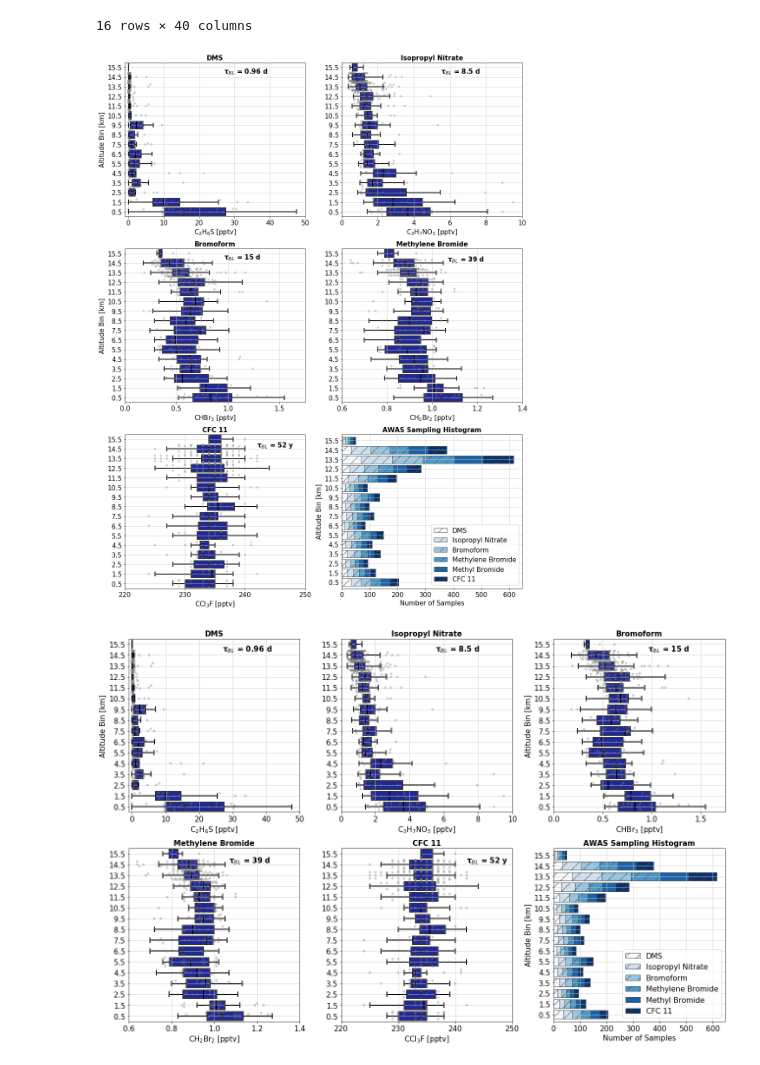
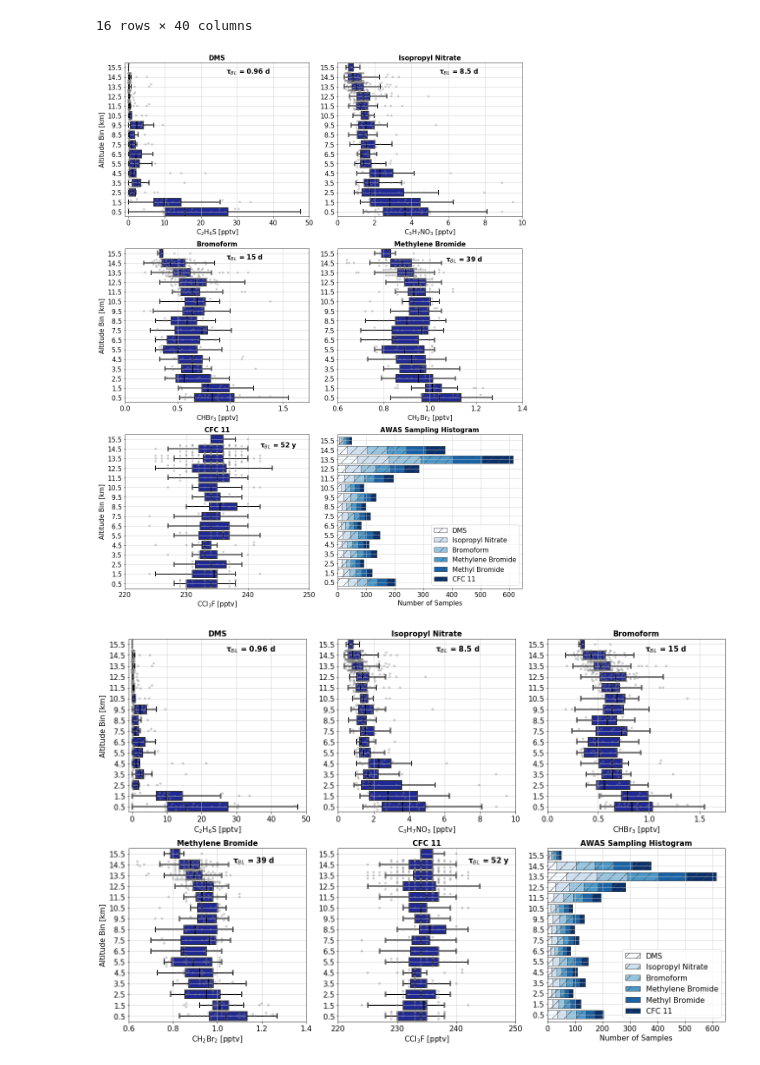
Before and after one commit to schelpon/TTS_2020_HD, a Jupyter notebook: vertical_profiles/AWAS_vertical_profiles_v3.ipynb, the cells around one changed output. Cells and saved outputs as stored; diff of their text form; code cells hidden in the pictures.

Commit message:
edit regional plot

```diff
--- a/vertical_profiles/AWAS_vertical_profiles_v3.ipynb
+++ b/vertical_profiles/AWAS_vertical_profiles_v3.ipynb
@@ -249,39 +249,41 @@ plt.setp(axs[2, 0].lines, color = 'k')
 
 # lifetime
 tau = (awas_trc.CCl3F_CFC_11.BL_lifetime)/365
 tau2 = int(round(tau))
 tau_str = '\N{GREEK SMALL LETTER TAU}'+ '$_B$$_L$' + ' = ' + str(tau2) + ' y'
 
 # axes, labels, ticks, ....
 axs[2, 0].set_title('CFC 11', fontsize = 15, weight = 'bold')
 axs[2, 0].set_ylabel('')
 
 axs[2, 0].set_xlim([220, 240])
 axs[2, 0].set_xticks(np.arange(220, 260, step = 10))
 axs[2, 0].set_xlabel(r'CCl$_3$F [pptv]', fontsize=15)
 
 axs[2, 0].tick_params(axis='both', which='major', labelsize=15)
 axs[2, 0].grid(which='major', linestyle='-', color = '0.8')
+axs[2, 0].set_ylabel('Altitude Bin [km]', fontsize = 15)
 
 axs[2, 0].annotate(tau_str, (242, 14.5), xytext=(242, 0.83), fontsize = 15, weight='bold')
 
 #### SAMPLING ------------------------------------------------------------------
 # target axis
-axs[2,1].set_title('AWAS Sampling Histogram', fontsize = 15, weight = 'bold')
+axs[2, 1].set_title('AWAS Sampling Histogram', fontsize = 15, weight = 'bold')
 awas_df_count_forplot.plot(kind='barh', stacked=True, colormap='Blues',
                            hatch='/', width = 0.8, ax = axs[2,1], fontsize = 15, edgecolor='0.3')
-axs[2,1].set_ylabel('Altitude Bin [km]', fontsize = 15)
-axs[2,1].set_xlabel('Number of Samples', fontsize = 15)
-axs[2,1].grid(which='major', linestyle='-', color = '0.8')
-axs[2,1].legend(fontsize = 15)
+axs[2, 1].set_xlabel('Number of Samples', fontsize = 15)
+axs[2, 1].grid(which='major', linestyle='-', color = '0.8')
+axs[2, 1].legend(fontsize = 15)
+axs[2, 1].set_ylabel('')
 
 # squeeeeeeeze
 fig.tight_layout()
 
 ##### ----------------------------- save
 fig.savefig('awas_vertical_profiles_v3a.pdf')
+fig.savefig('awas_vertical_profiles_v3a.png')
 # %% [output]
-[figure, old version]
+[figure, new version]
 # %%
 ##### ----------------------------- make my axes to fill
 # https://matplotlib.org/gallery/subplots_axes_and_figures/gridspec_and_subplots.html
@@ -363,11 +365,11 @@ tau_str = '\N{GREEK SMALL LETTER TAU}'+ '$_B$$_L$' + ' = ' + str(tau2) + ' d'
 
 # axes, labels, ticks, ....
 axs[0, 2].set_title('Bromoform', fontsize = 15, weight = 'bold')
-axs[0, 2].set_ylabel('Altitude Bin [km]', fontsize = 15)
 
 axs[0, 2].set_xlim([0, 1.75])
 axs[0, 2].set_xticks(np.arange(0, 1.75, step = 0.5))
 axs[0, 2].set_xlabel(r'CHBr$_3$ [pptv]', fontsize=15)
+axs[0, 2].set_ylabel('')
 
 axs[0, 2].tick_params(axis='both', which='major', labelsize=15)
 axs[0, 2].grid(which='major', linestyle='-', color = '0.8')
@@ -391,6 +393,7 @@ tau_str = '\N{GREEK SMALL LETTER TAU}'+ '$_B$$_L$' + ' = ' + str(tau2) + ' d'
 # axes, labels, ticks, ....
 axs[1, 0].set_title('Methylene Bromide', fontsize = 15, weight = 'bold')
 axs[1, 0].set_ylabel(' ')
+axs[1, 0].set_ylabel('Altitude Bin [km]', fontsize = 15)
 
 axs[1, 0].set_xlim([0.6, 1.4])
 axs[1, 0].set_xticks(np.arange(0.6, 1.6, step = 0.2))
@@ -433,15 +436,16 @@ axs[1, 1].annotate(tau_str, (242, 14.5), xytext=(242, 0.83), fontsize = 15, weig
 axs[1, 2].set_title('AWAS Sampling Histogram', fontsize = 15, weight = 'bold')
 awas_df_count_forplot.plot(kind='barh', stacked=True, colormap='Blues',
                            hatch='/', width = 0.8, ax = axs[1, 2], fontsize = 15, edgecolor='0.3')
-axs[1, 2].set_ylabel('Altitude Bin [km]', fontsize = 15)
 axs[1, 2].set_xlabel('Number of Samples', fontsize = 15)
 axs[1, 2].grid(which='major', linestyle='-', color = '0.8')
 axs[1, 2].legend(fontsize = 15)
+axs[1, 2].set_ylabel('')
 
 # squeeeeeeeze
 fig.tight_layout()
 
 ##### ----------------------------- save
 fig.savefig('awas_vertical_profiles_v3b.pdf')
+fig.savefig('awas_vertical_profiles_v3b.png')
 # %% [output]
-[figure, old version]
+[figure, new version]
```
Also changed, not shown: 4 other files.
